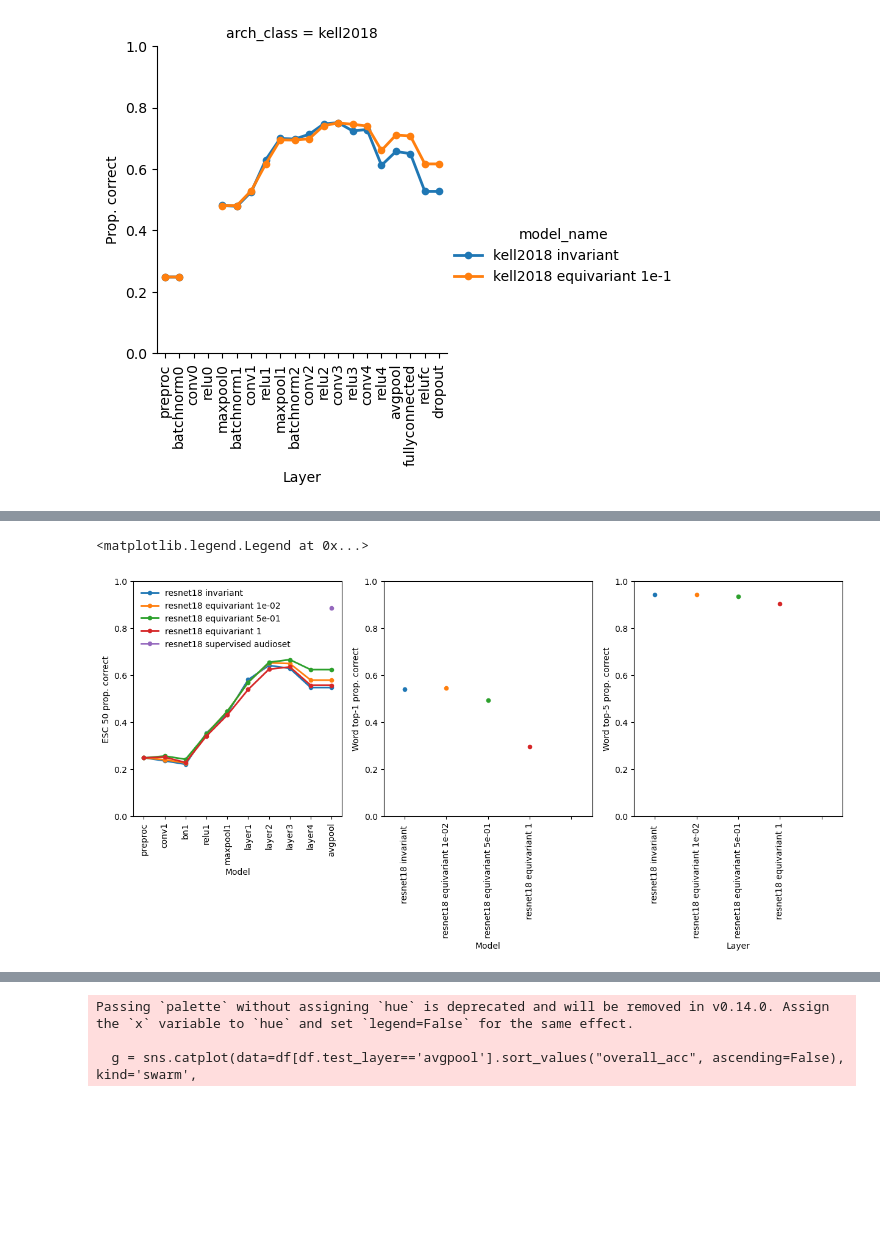
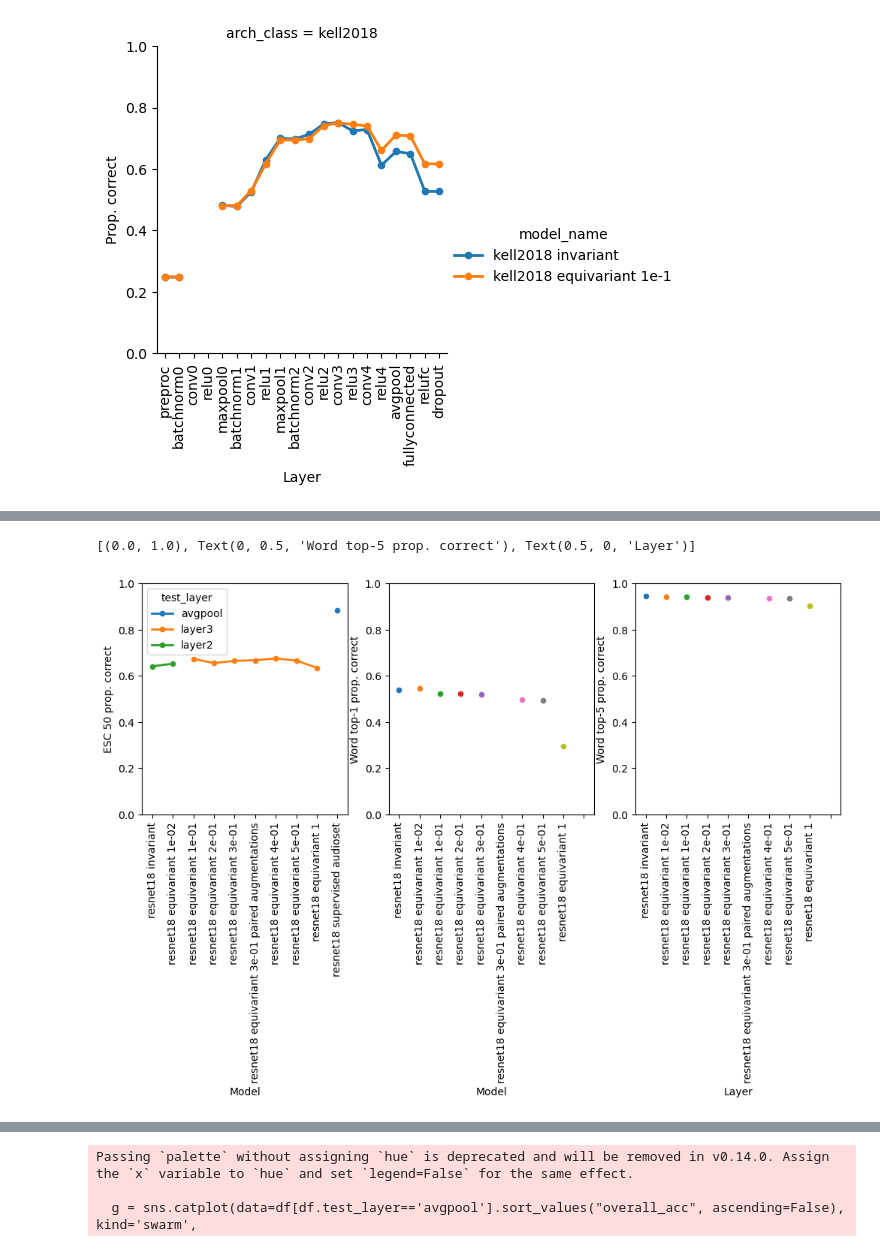
Before and after one commit to Feather-Lab/audio-ssl, a Jupyter notebook: notebooks/summarize_invar_v_equivar.ipynb, the cells around one changed output, grey strips where cells are left out. Drawn from its saved outputs; the diff is of its cells as text; code cells hidden in the pictures; blank space fills up the shorter version.

```diff
--- a/notebooks/summarize_invar_v_equivar.ipynb
+++ b/notebooks/summarize_invar_v_equivar.ipynb
@@ -104,8 +107,9 @@ for i, results_path in enumerate(all_model_results):
 
     if 'kell2018' in path_str:
         if 'eq_lmbda' in path_str:
-            if 'fixed_loss' not in path_str:
-                continue
+            if not path_str.startswith('kell2018'):
+                if 'fixed_loss' not in path_str:
+                    continue
 
     if 'projects' in str(results_path):
         continue
@@ -150,11 +165,14 @@ def format_model_str_word_task(path):
 
     eq_lmbda = ''
     if task == 'equivariant':
-        eq_lmbda = re.search(r'eq_lmbda_([-\d.e]+)', path_str).group(1)
+        eq_lmbda = ' ' + re.search(r'eq_lmbda_([-\d.e]+)', path_str).group(1)
 
     test_layer = path_str.split('task_')[-1].split('_')[0]
 
-    model_name = f"{arch} {task} {eq_lmbda}"
+    aug_str = ''
+    if 'resnet18' in path_str and not 'w_invar_aug' in path_str:
+        aug_str = ' paired augmentations'
+    model_name = f"{arch} {task}{eq_lmbda}{aug_str}"
     return model_name, arch, test_layer, eq_lmbda
 # %%
 path_to_word_results = Path("eval_jsin_results")
@@ -173,8 +191,9 @@ for i, results_path in enumerate(all_word_task_results):
 
     if 'kell2018' in path_str:
         if 'eq_lmbda' in path_str:
-            if 'fixed_loss' not in path_str:
-                continue
+            if not path_str.startswith('kell2018'):
+                if 'fixed_loss' not in path_str:
+                    continue
 
     if not any([layer in str(results_path) for layer in test_layers + resnet18_layer_order]):
         continue
@@ -257,55 +314,79 @@ g.set(ylim=(0, 1), ylabel='Prop. correct', xlabel='Layer')
 # %%
 hue_order = [
-              'resnet18 invariant ',
+              'resnet18 invariant',
               'resnet18 equivariant 1e-02',
+              'resnet18 equivariant 1e-01',
+              'resnet18 equivariant 2e-01',
+              'resnet18 equivariant 3e-01',
+              'resnet18 equivariant 3e-01 paired augmentations',
+              'resnet18 equivariant 4e-01',
               'resnet18 equivariant 5e-01',
               'resnet18 equivariant 1',
-              'resnet18 supervised audioset ']
+              'resnet18 supervised audioset']
 
+test_layer = 'layer3'
+
+# hue_dict = {}
+# hue_dict['resnet18 invariant '] = 'k'
+# hue_dict['resnet18 supervised audioset '] = 'tab:orange'
+
+# equi_palette = sns.color_palette("crest", n_colors=len(hue_order[1:-1]))
+# equi_color_dict = dict(zip(hue_order[1:-1], equi_palette))
+
+# hue_dict = {**hue_dict, **equi_color_dict}
 
 esc_50_to_plot = df[(df.arch_class == 'resnet18') & (~df.overall_acc.isna())]
 
-esc_50_to_plot = esc_50_to_plot.loc[esc_50_to_plot['test_layer'].map({k: i for i, k in enumerate(resnet18_layer_order)}) \
-                .sort_values().index]
+esc_50_to_plot = esc_50_to_plot.sort_values('overall_acc', ascending=False).drop_duplicates('model_name')
 
-fig, axes = plt.subplots(1,3, figsize=(15,5))
+# esc_50_to_plot = esc_50_to_plot.loc[esc_50_to_plot['test_layer'].map({k: i for i, k in enumerate(resnet18_layer_order)}) \
+#                 .sort_values().index]
+
+fig, axes = plt.subplots(1,3, figsize=(12,4))
+
 g = sns.pointplot(data=esc_50_to_plot,
-                # order=resnet18_layer_order,
-                 x='test_layer', y='overall_acc', #col='arch_class',
-                  hue="model_name", hue_order=hue_order,
+                order=hue_order,
+                 x='model_name', y='overall_acc', #col='arch_class',
+                  hue="test_layer",
+                # palette=hue_dict,
+                # hue_order=hue_order,
                 ax = axes[0],
                 #  height=4,
                  lw=2, ms=4)
-g.set_xticklabels(labels = resnet18_layer_order, rotation=90)
+g.set_xticklabels(hue_order, rotation=90)
 g.set(ylim=(0, 1), ylabel='ESC 50 prop. correct', xlabel='Model')
 
-word_to_plot = df[(df.arch_class == 'resnet18') & (df.test_layer=='layer3') & (~df.word_top1_mean.isna())].dropna(axis=1).copy().reset_index(drop=True)
+word_to_plot = df[(df.arch_class == 'resnet18') & (df.test_layer==test_layer) & (~df.word_top1_mean.isna())].dropna(axis=1).copy().reset_index(drop=True)
 
 g = sns.pointplot(data=word_to_plot,
                 order=hue_order,
                 x='model_name', y='word_top1_mean',
-                hue="model_name", hue_order=hue_order,
+                hue="model_name",
+                # palette=hue_dict,
+                hue_order=hue_order,
                 ax=axes[1],
                 lw=2, ms=4)
 g.set_xticklabels(labels=hue_order[:-1], rotation=90)
 g.set(ylim=(0, 1), ylabel='Word top-1 prop. correct', xlabel='Model')
 
-word_to_plot = df[(df.arch_class == 'resnet18') & (df.test_layer=='layer3') & (~df.word_top5_mean.isna())].dropna(axis=1).copy().reset_index(drop=True)
+word_to_plot = df[(df.arch_class == 'resnet18') & (df.test_layer==test_layer) & (~df.word_top5_mean.isna())].dropna(axis=1).copy().reset_index(drop=True)
 g = sns.pointplot(data=word_to_plot,
                 order=hue_order,
                 x='model_name', y='word_top5_mean',
-                hue="model_name", hue_order=hue_order,
+                hue="model_name",
+                # palette=hue_dict,
+                hue_order=hue_order,
                 ax=axes[2],
 
                 lw=2, ms=4)
 g.set_xticklabels(labels=hue_order[:-1], rotation=90)
 g.set(ylim=(0, 1), ylabel='Word top-5 prop. correct', xlabel='Layer')
 # plt.tight_layout()
 
-axes[0].legend(frameon=False)
+# axes[0].legend(frameon=False, fontsize=7, ncol=1,)
 # %% [output]
-<matplotlib.legend.Legend at 0x...>
+[(0.0, 1.0), Text(0, 0.5, 'Word top-5 prop. correct'), Text(0.5, 0, 'Layer')]
-[figure, old version]
+[figure, new version]
 # %%
 word_to_plot
 # %% [output]
```
Also changed, not shown: parts of 8 cells of this notebook, 15 other files.
